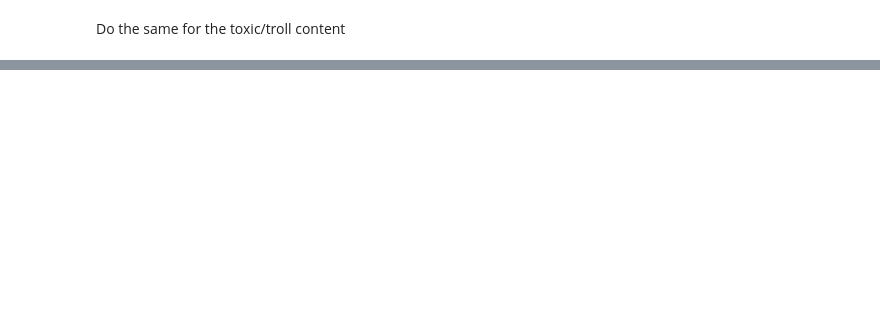
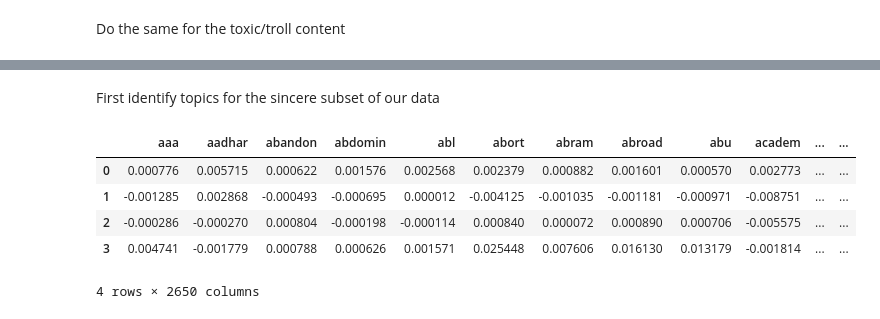
Before and after one commit to georgSquared/NLP-AUTh, a Jupyter notebook: notebooks/EDA.ipynb, the cells around one changed output, grey strips where cells are left out. Saved outputs shown, nothing was run; the diff lists cells and outputs as text; code cells hidden in the pictures; blank space fills up the shorter version.

Commit message:
Added some basic Topic Modeling. Need to add relevant plots to show

```diff
--- a/notebooks/EDA.ipynb
+++ b/notebooks/EDA.ipynb
@@ -222,0 +239,23 @@ plt.show()
+# %%
+train_df['lsa_data'] = train_df['stemmed'].apply(lambda row: ' '.join(map(str, row)))
+
+vectorizer = TfidfVectorizer(ngram_range=(1,1))
+svd = TruncatedSVD(n_components=4, random_state=0)
+pipe = Pipeline([
+    ('tf-idf', vectorizer),
+    ('svd', svd)
+])
+# %% [markdown]
+First identify topics for the sincere subset of our data
+# %%
+pipe.fit_transform(train_df[train_df.target == 0]['lsa_data'])
+sincere_topics = pd.DataFrame(svd.components_)
+sincere_topics.columns = pipe['tf-idf'].get_feature_names()
+sincere_topics.head()
+# %% [output]
+|  | aaa | aadhar | abandon | abdomin | abl | abort | abram | abroad | abu | academ | ... | ... |
+| 0 | 0.000776 | 0.005715 | 0.000622 | 0.001576 | 0.002568 | 0.002379 | 0.000882 | 0.001601 | 0.000570 | 0.002773 | ... | ... |
+| 1 | -0.001285 | 0.002868 | -0.000493 | -0.000695 | 0.000012 | -0.004125 | -0.001035 | -0.001181 | -0.000971 | -0.008751 | ... | ... |
+| 2 | -0.000286 | -0.000270 | 0.000804 | -0.000198 | -0.000114 | 0.000840 | 0.000072 | 0.000890 | 0.000706 | -0.005575 | ... | ... |
+| 3 | 0.004741 | -0.001779 | 0.000788 | 0.000626 | 0.001571 | 0.025448 | 0.007606 | 0.016130 | 0.013179 | -0.001814 | ... | ... |
+4 rows × 2650 columns
```
Also changed, not shown: parts of 14 cells of this notebook.
